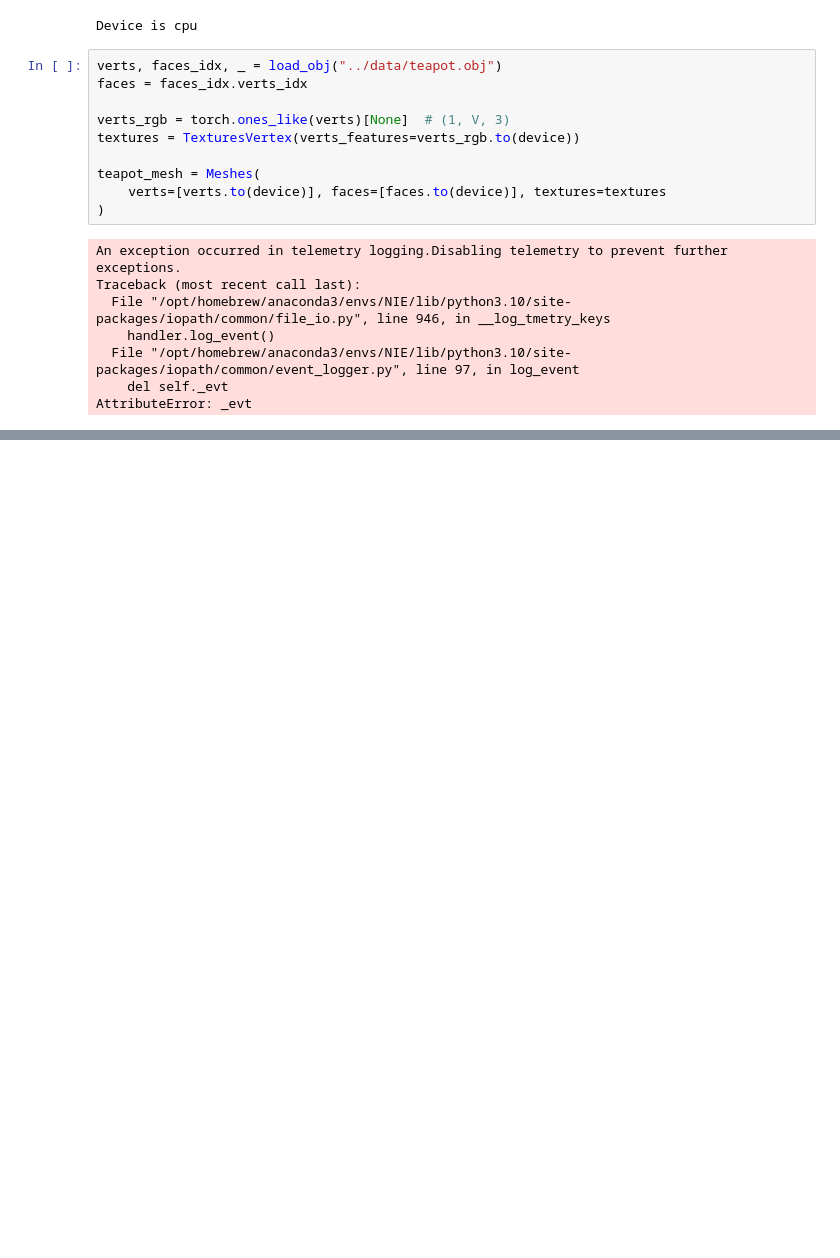
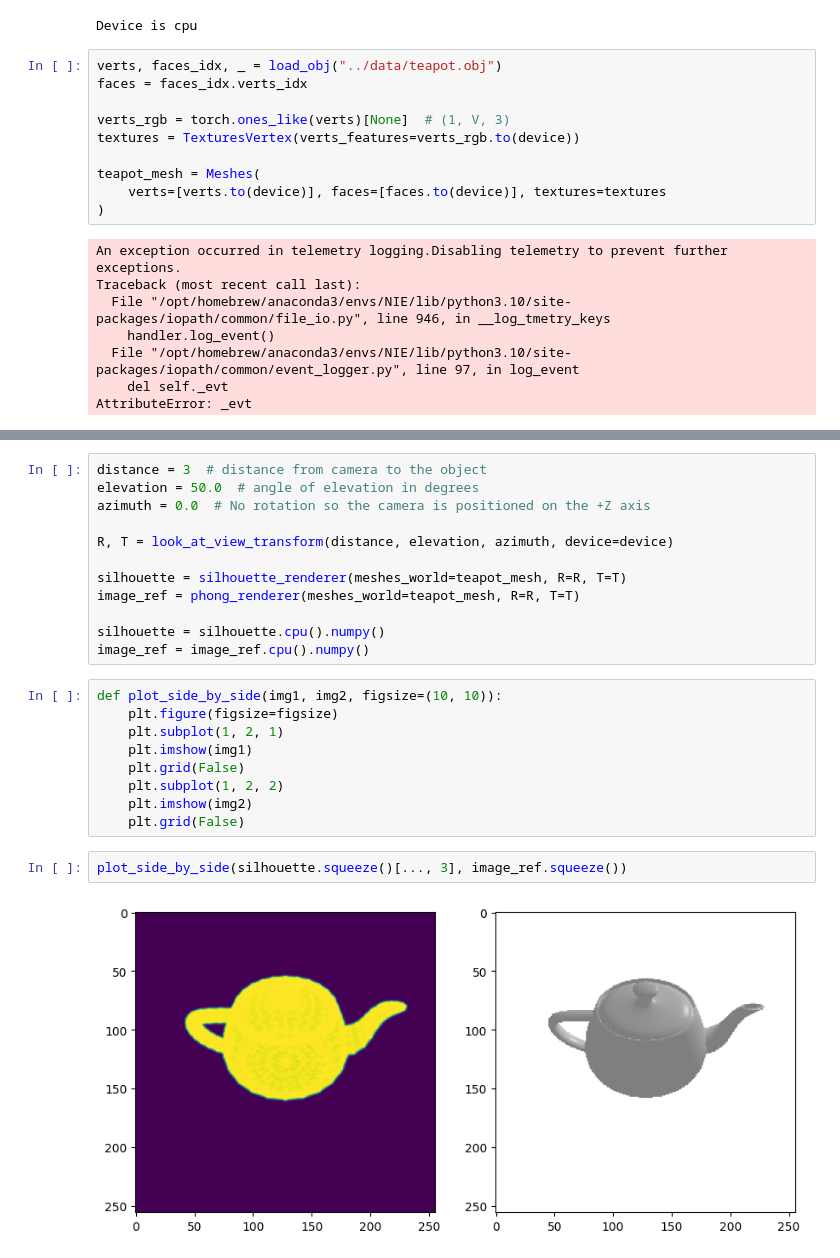
Before and after one commit to amirhossein-razlighi/100_days_of_computer_vision, a Jupyter notebook: Pytorch3D/notebooks/cam_pos_optimization.ipynb, the cells around one changed output, grey strips where cells are left out. Saved outputs shown, nothing was run; the diff lists cells and outputs as text; blank space fills up the shorter version.

Commit message:
completed camera position optimization

```diff
--- a/Pytorch3D/notebooks/cam_pos_optimization.ipynb
+++ b/Pytorch3D/notebooks/cam_pos_optimization.ipynb
@@ -69,0 +95,25 @@ AttributeError: _evt
+# %%
+distance = 3  # distance from camera to the object
+elevation = 50.0  # angle of elevation in degrees
+azimuth = 0.0  # No rotation so the camera is positioned on the +Z axis
+
+R, T = look_at_view_transform(distance, elevation, azimuth, device=device)
+
+silhouette = silhouette_renderer(meshes_world=teapot_mesh, R=R, T=T)
+image_ref = phong_renderer(meshes_world=teapot_mesh, R=R, T=T)
+
+silhouette = silhouette.cpu().numpy()
+image_ref = image_ref.cpu().numpy()
+# %%
+def plot_side_by_side(img1, img2, figsize=(10, 10)):
+    plt.figure(figsize=figsize)
+    plt.subplot(1, 2, 1)
+    plt.imshow(img1)
+    plt.grid(False)
+    plt.subplot(1, 2, 2)
+    plt.imshow(img2)
+    plt.grid(False)
+# %%
+plot_side_by_side(silhouette.squeeze()[..., 3], image_ref.squeeze())
+# %% [output]
+[figure, added]
```
Also changed, not shown: parts of 5 cells of this notebook, 1 other file.
